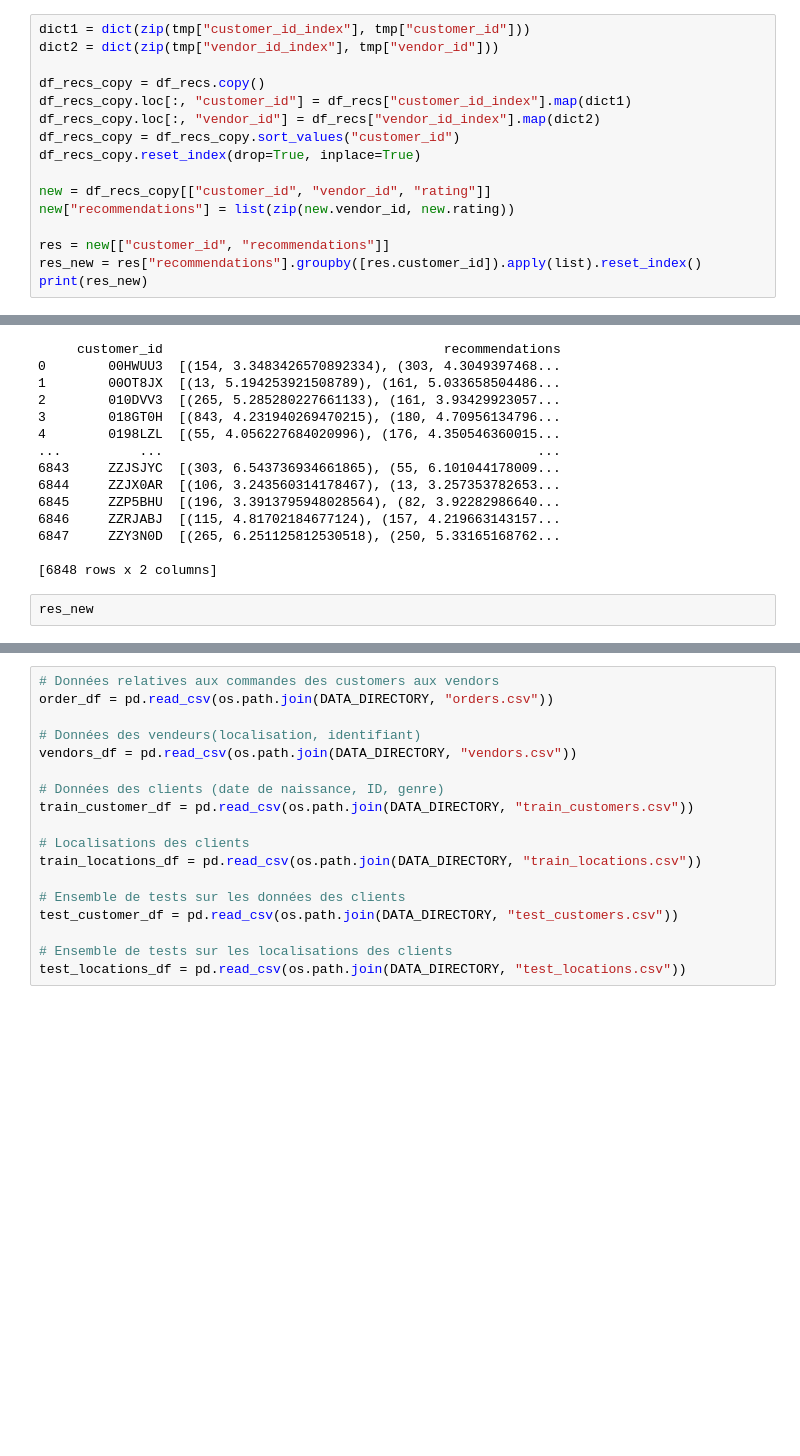
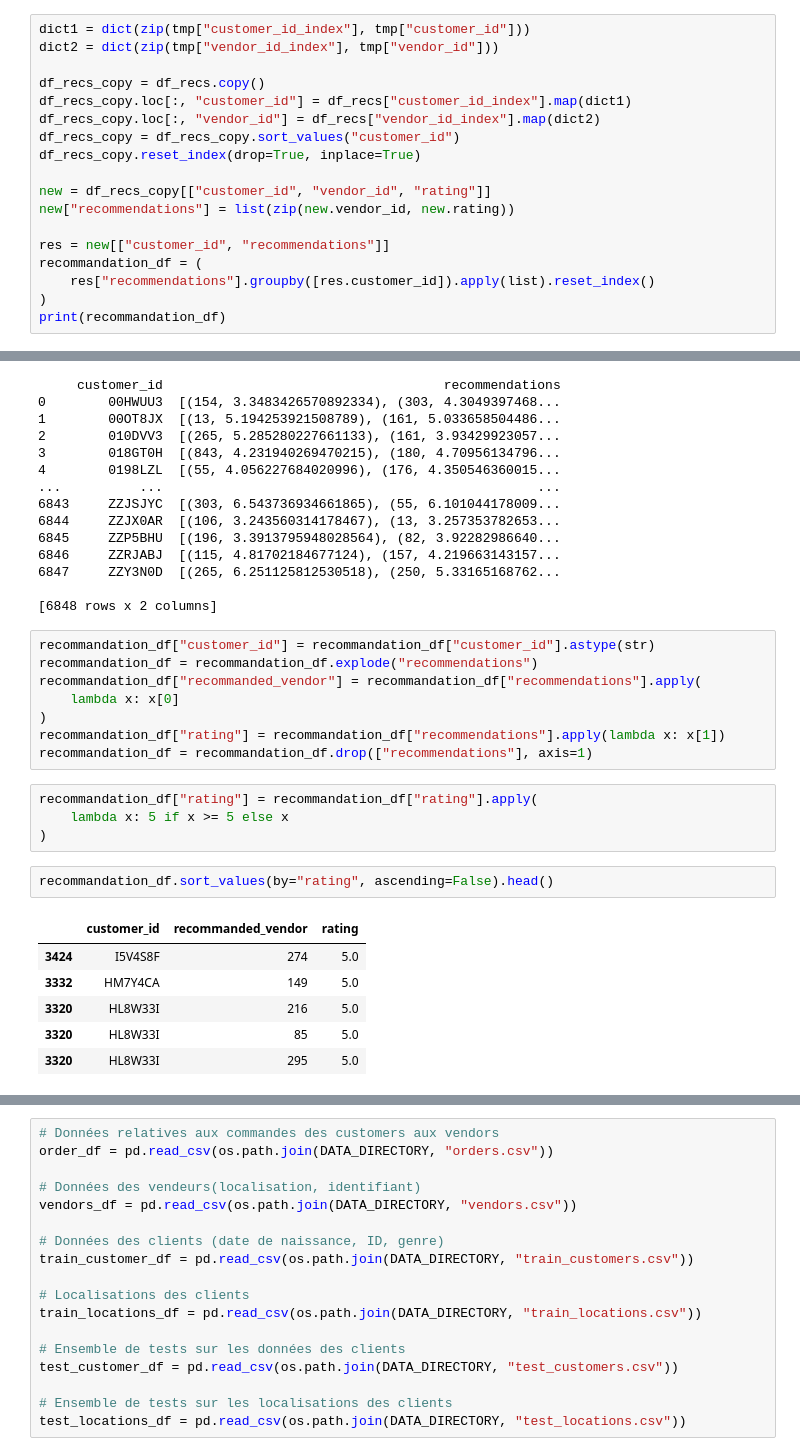
Before and after one commit to Bast-94/Restaurant-Recommander-System, a Jupyter notebook: notebook.ipynb, the cells around one changed output, grey strips where cells are left out. Cells and saved outputs as stored; diff of their text form; blank space fills up the shorter version.

Commit message:
ADD(recommandation_df).

```diff
--- a/notebook.ipynb
+++ b/notebook.ipynb
@@ -196,8 +196,10 @@ new = df_recs_copy[["customer_id", "vendor_id", "rating"]]
 new["recommendations"] = list(zip(new.vendor_id, new.rating))
 
 res = new[["customer_id", "recommendations"]]
-res_new = res["recommendations"].groupby([res.customer_id]).apply(list).reset_index()
-print(res_new)
+recommandation_df = (
+    res["recommendations"].groupby([res.customer_id]).apply(list).reset_index()
+)
+print(recommandation_df)
 # %% [output]
 A value is trying to be set on a copy of a slice from a DataFrame.
 Try using .loc[row_indexer,col_indexer] = value instead
@@ -218,5 +220,24 @@ See the caveats in the documentation: https://pandas.pydata.org/pandas-docs/stab
 6847     ZZY3N0D  [(265, 6.251125812530518), (250, 5.33165168762...
 
 [6848 rows x 2 columns]
-# %%
-res_new
+# %%
+recommandation_df["customer_id"] = recommandation_df["customer_id"].astype(str)
+recommandation_df = recommandation_df.explode("recommendations")
+recommandation_df["recommanded_vendor"] = recommandation_df["recommendations"].apply(
+    lambda x: x[0]
+)
+recommandation_df["rating"] = recommandation_df["recommendations"].apply(lambda x: x[1])
+recommandation_df = recommandation_df.drop(["recommendations"], axis=1)
+# %%
+recommandation_df["rating"] = recommandation_df["rating"].apply(
+    lambda x: 5 if x >= 5 else x
+)
+# %%
+recommandation_df.sort_values(by="rating", ascending=False).head()
+# %% [output]
+|  | customer_id | recommanded_vendor | rating |
+| 3424 | I5V4S8F | 274 | 5.0 |
+| 3332 | HM7Y4CA | 149 | 5.0 |
+| 3320 | HL8W33I | 216 | 5.0 |
+| 3320 | HL8W33I | 85 | 5.0 |
+| 3320 | HL8W33I | 295 | 5.0 |
```
Also changed, not shown: parts of 2 cells of this notebook.
